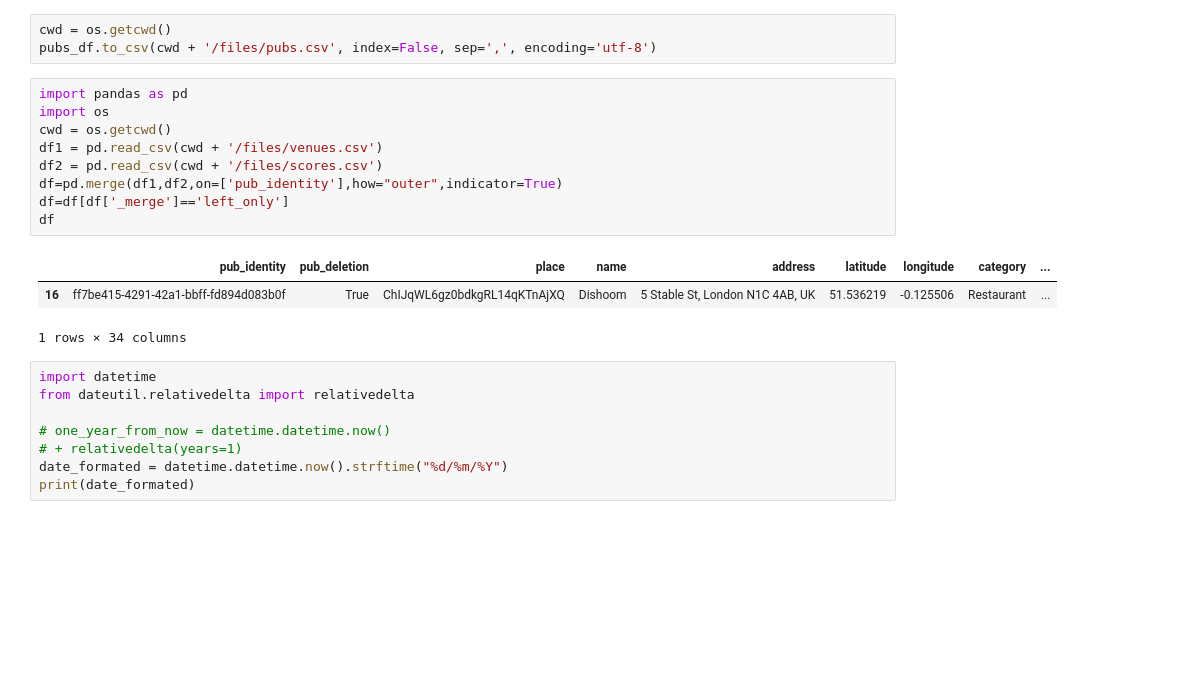
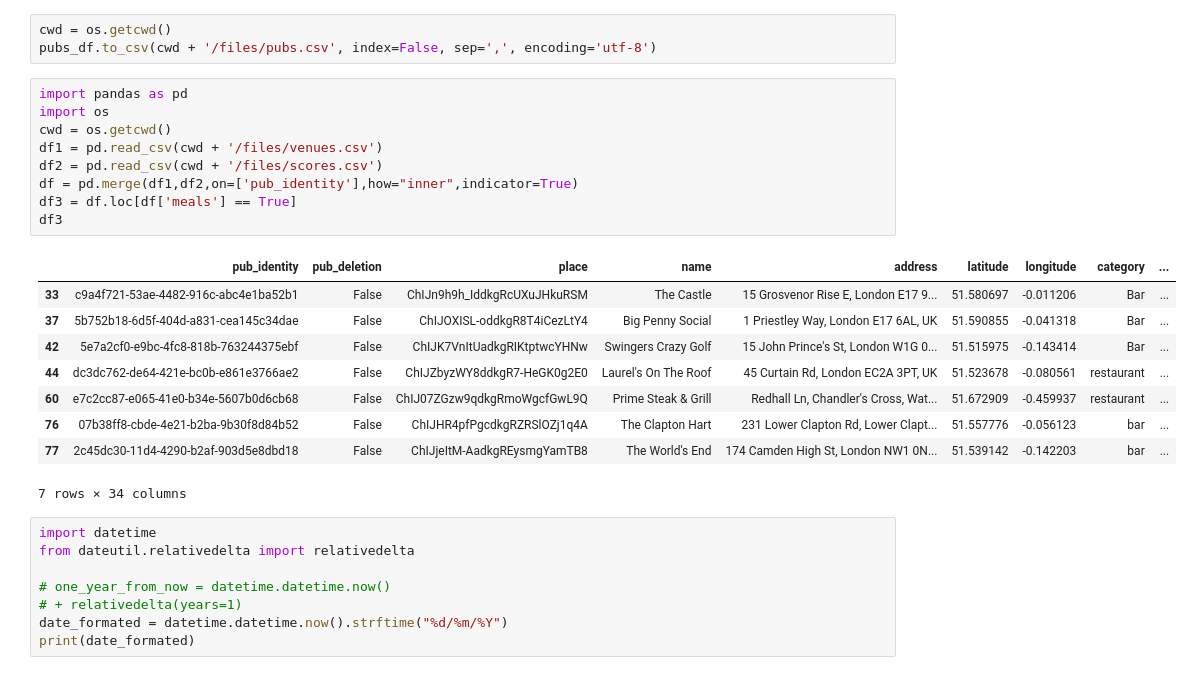
Before and after one commit to cartsmate/thepubcrawls, a Jupyter notebook: stations_edit.ipynb, the cells around one changed output. Drawn from its saved outputs; the diff is of its cells as text; blank space fills up the shorter version.

```diff
--- a/stations_edit.ipynb
+++ b/stations_edit.ipynb
@@ -309,16 +309,22 @@ pubs_df.to_csv(cwd + '/files/pubs.csv', index=False, sep=',', encoding='utf-8')
 # %%
 import pandas as pd
 import os
 cwd = os.getcwd()
 df1 = pd.read_csv(cwd + '/files/venues.csv')
 df2 = pd.read_csv(cwd + '/files/scores.csv')
-df=pd.merge(df1,df2,on=['pub_identity'],how="outer",indicator=True)
-df=df[df['_merge']=='left_only']
-df
+df = pd.merge(df1,df2,on=['pub_identity'],how="inner",indicator=True)
+df3 = df.loc[df['meals'] == True]
+df3
 # %% [output]
 |  | pub_identity | pub_deletion | place | name | address | latitude | longitude | category | ... |
-| 16 | ff7be415-4291-42a1-bbff-fd894d083b0f | True | ChIJqWL6gz0bdkgRL14qKTnAjXQ | Dishoom | 5 Stable St, London N1C 4AB, UK | 51.536219 | -0.125506 | Restaurant | ... |
+| 33 | c9a4f721-53ae-4482-916c-abc4e1ba52b1 | False | ChIJn9h9h_IddkgRcUXuJHkuRSM | The Castle | 15 Grosvenor Rise E, London E17 9... | 51.580697 | -0.011206 | Bar | ... |
+| 37 | 5b752b18-6d5f-404d-a831-cea145c34dae | False | ChIJOXISL-oddkgR8T4iCezLtY4 | Big Penny Social | 1 Priestley Way, London E17 6AL, UK | 51.590855 | -0.041318 | Bar | ... |
+| 42 | 5e7a2cf0-e9bc-4fc8-818b-763244375ebf | False | ChIJK7VnItUadkgRIKtptwcYHNw | Swingers Crazy Golf | 15 John Prince's St, London W1G 0... | 51.515975 | -0.143414 | Bar | ... |
+| 44 | dc3dc762-de64-421e-bc0b-e861e3766ae2 | False | ChIJZbyzWY8ddkgR7-HeGK0g2E0 | Laurel's On The Roof | 45 Curtain Rd, London EC2A 3PT, UK | 51.523678 | -0.080561 | restaurant | ... |
+| 60 | e7c2cc87-e065-41e0-b34e-5607b0d6cb68 | False | ChIJ07ZGzw9qdkgRmoWgcfGwL9Q | Prime Steak & Grill | Redhall Ln, Chandler's Cross, Wat... | 51.672909 | -0.459937 | restaurant | ... |
+| 76 | 07b38ff8-cbde-4e21-b2ba-9b30f8d84b52 | False | ChIJHR4pfPgcdkgRZRSlOZj1q4A | The Clapton Hart | 231 Lower Clapton Rd, Lower Clapt... | 51.557776 | -0.056123 | bar | ... |
+| 77 | 2c45dc30-11d4-4290-b2af-903d5e8dbd18 | False | ChIJjeItM-AadkgREysmgYamTB8 | The World's End | 174 Camden High St, London NW1 0N... | 51.539142 | -0.142203 | bar | ... |
-1 rows × 34 columns
+7 rows × 34 columns
 # %%
 import datetime
 from dateutil.relativedelta import relativedelta
```
Also changed, not shown: 9 other files.
